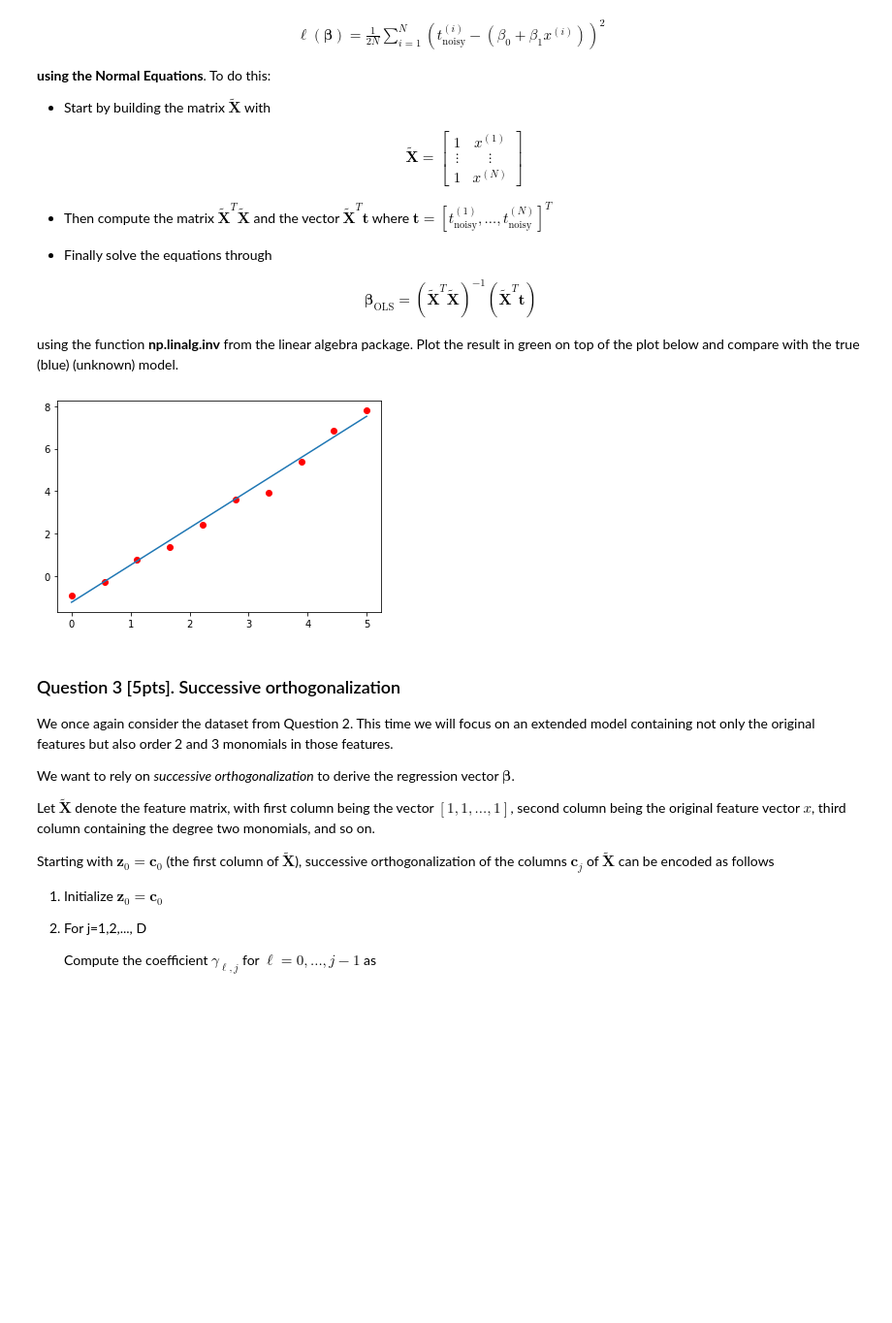
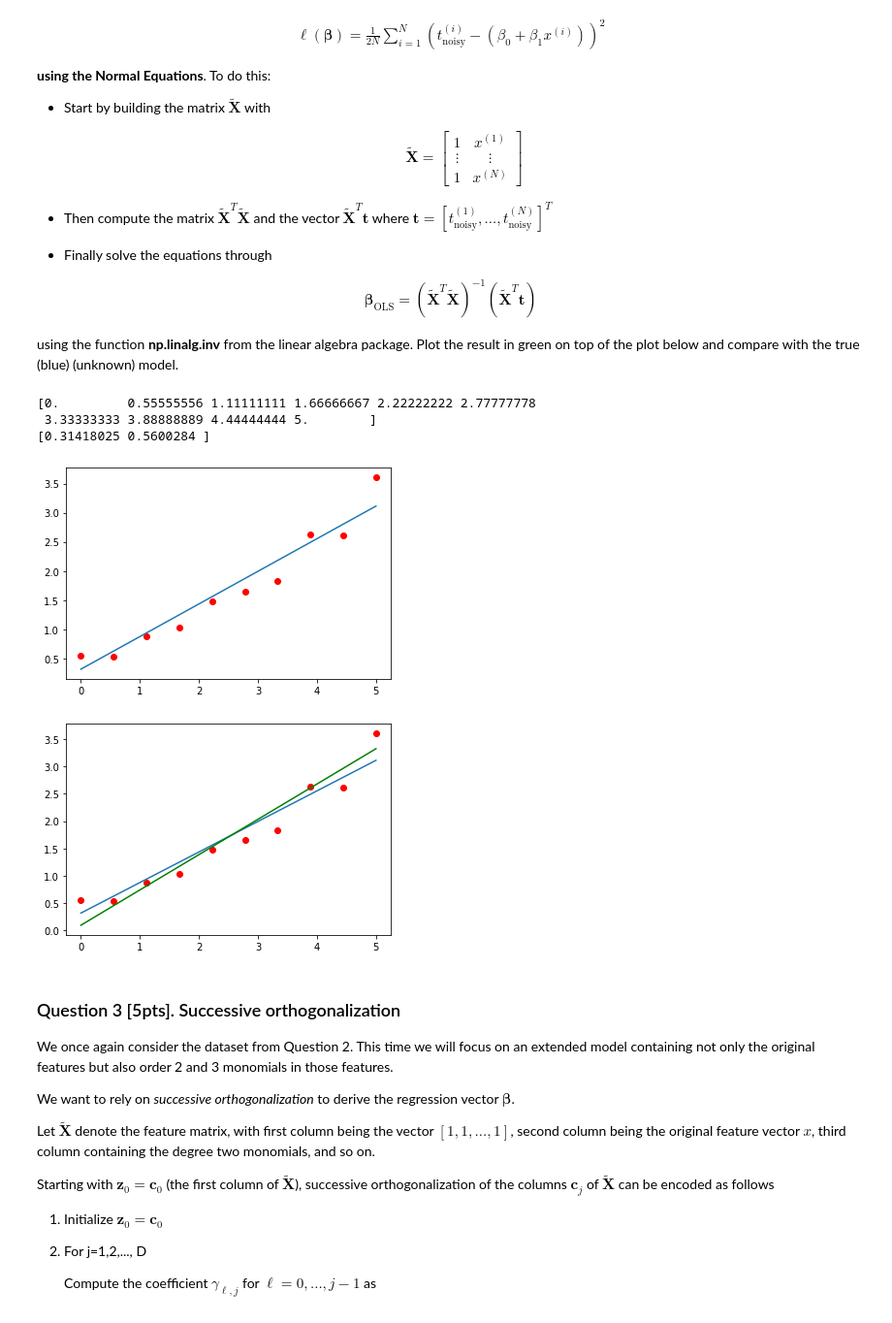
Before and after one commit to shanshan-sg5507/Introduction2MLSpring2022, a Jupyter notebook: Assignments/Assignment1/Assignment1.ipynb, the cells around one changed output. Shown at 97% size. Cells and saved outputs as stored; diff of their text form; code cells hidden in the pictures; blank space fills up the shorter version.

```diff
--- a/Assignments/Assignment1/Assignment1.ipynb
+++ b/Assignments/Assignment1/Assignment1.ipynb
@@ -99,9 +156,13 @@ import numpy as np
 import matplotlib.pyplot as plt
 
 x = np.linspace(0,5,10)
+noise = np.random.normal(0,.3,len(x))
 
-noise = np.random.normal(0,.3,len(x))
+
 beta_true = np.random.normal(0,1,2)
+
+print(x)
+print(beta_true)
 
 t = beta_true[0] + beta_true[1]*x
 
@@ -111,4 +172,7 @@ plt.scatter(x, tnoisy, c='r')
 plt.plot(x, t)
 plt.show()
 # %% [output]
+[0.         0.55555556 1.11111111 1.66666667 2.22222222 2.77777778
+ 3.33333333 3.88888889 4.44444444 5.        ]
+[0.31418025 0.5600284 ]
-[figure, old version]
+[figure, new version]
@@ -117,3 +179,38 @@ plt.show()
+# %%
+# put your code here
+plt.scatter(x, tnoisy, c='r')
+plt.plot(x, t)
+
+# all 1's
+ones = np.ones((len(x), 1))
+
+# stack 1's with x to form X_tilda_matrix `X`
+X = np.hstack((ones, x.reshape(-1, 1)))
+
+# reshape X_tilda_matrix to form X_tilda_matrix_transpose `Xt`
+Xt = X.reshape(-1, len(x))
+
+# matrix multiply X_tilda_matrix_transpose and X_tilda_matrix to get `Xt_X`
+Xt_X = np.matmul(Xt, X)
+
+# get the inverse of Xt_X: `Xt_X_inv`
+Xt_X_inv = np.linalg.inv(Xt_X)
+
+# matrix multiply X_transpose and tnoisy to get `Xt_t`
+Xt_t = np.matmul(Xt, tnoisy)
+
+# matrix multiply inverse of Xt_X and Xt_t to get `beta_OLS`
+beta_OLS = np.matmul(Xt_X_inv, Xt_t)
+
+# print(beta_true)
+# print(beta_OLS)
+
+t_OLS = beta_OLS[0] + beta_OLS[1]*x
+
+plt.plot(x, t_OLS, c='g')
+plt.show()
+# %% [output]
+[figure, added]
 # %% [markdown]
 ### Question 3 [5pts]. Successive orthogonalization
 
```
Also changed, not shown: parts of 6 cells of this notebook.
